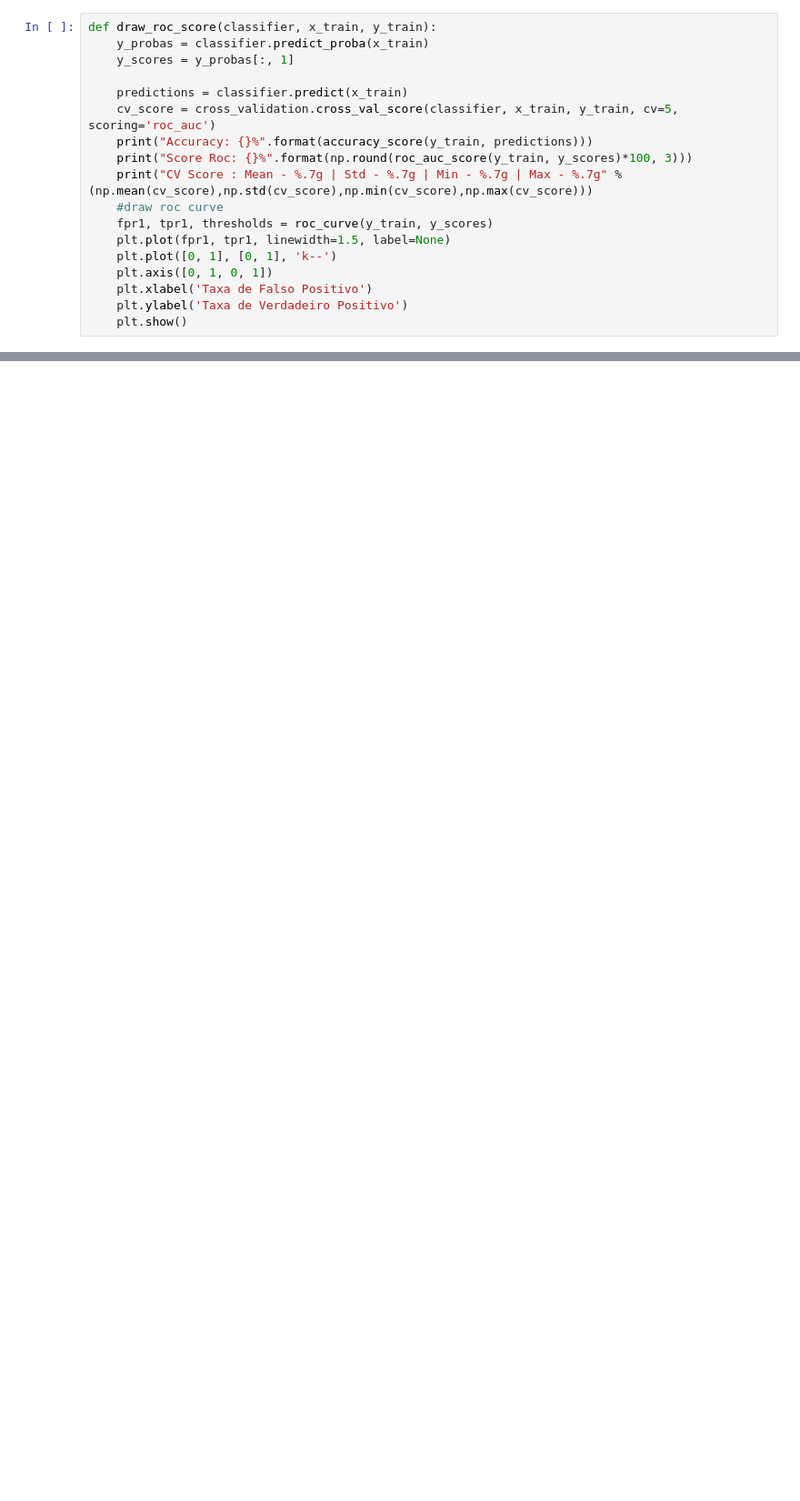
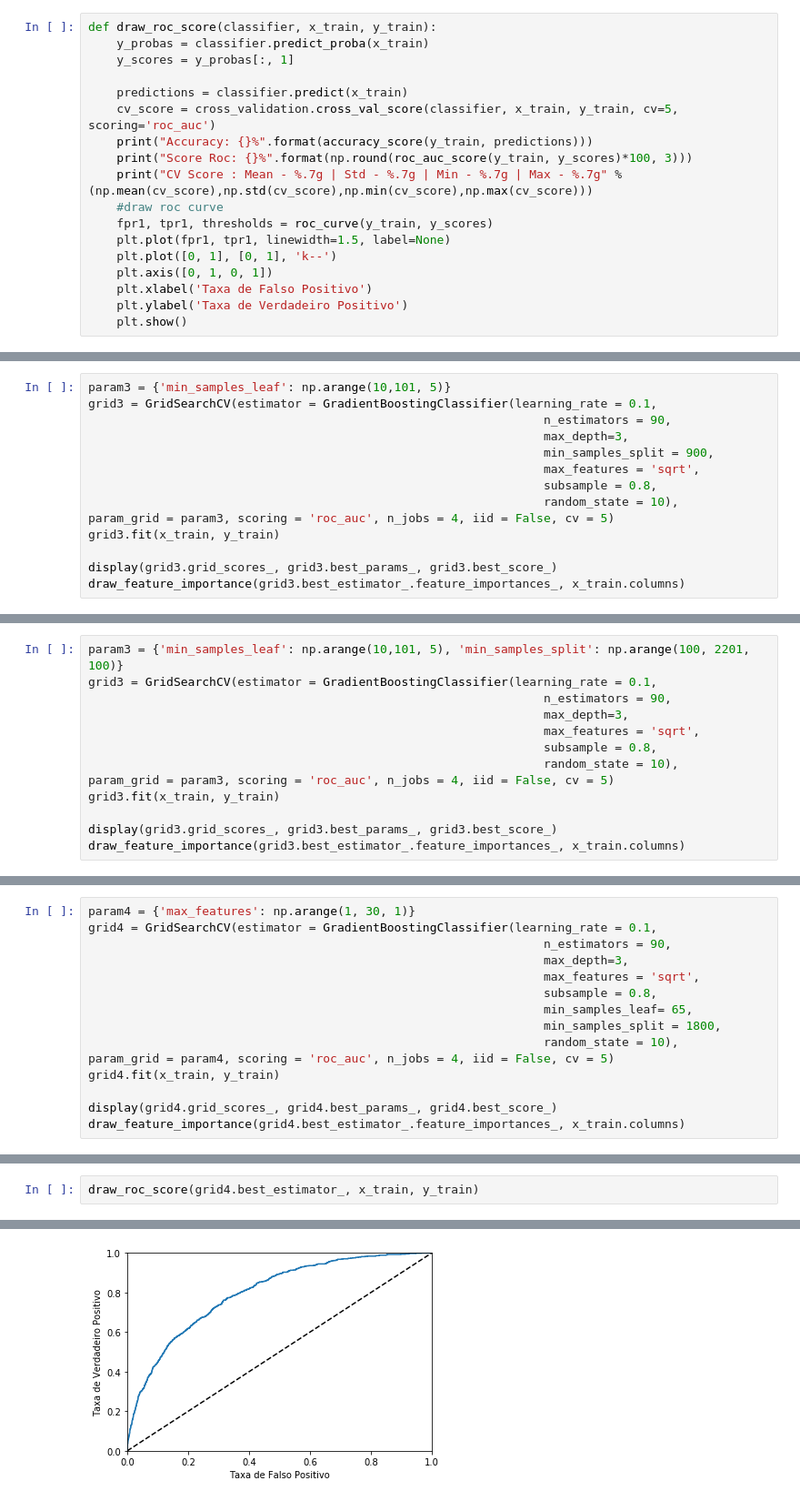
Before and after one commit to vyniciuss/NDG_ml_Home_Credit, a Jupyter notebook: Home_Credit_MS.ipynb, the cells around one changed output, grey strips where cells are left out. Shown at 91% size. Drawn from its saved outputs; the diff is of its cells as text; blank space fills up the shorter version.

```diff
--- a/Home_Credit_MS.ipynb
+++ b/Home_Credit_MS.ipynb
@@ -136,0 +223,14 @@ Como pudemos ver na seção anterior, o Gradient Boosting obteve o melhor desemp
+# %%
+param3 = {'min_samples_leaf': np.arange(10,101, 5)}
+grid3 = GridSearchCV(estimator = GradientBoostingClassifier(learning_rate = 0.1,
+                                                                n_estimators = 90,
+                                                                max_depth=3,
+                                                                min_samples_split = 900,
+                                                                max_features = 'sqrt',
+                                                                subsample = 0.8,
+                                                                random_state = 10),
+param_grid = param3, scoring = 'roc_auc', n_jobs = 4, iid = False, cv = 5)
+grid3.fit(x_train, y_train)
+
+display(grid3.grid_scores_, grid3.best_params_, grid3.best_score_)
+draw_feature_importance(grid3.best_estimator_.feature_importances_, x_train.columns)
@@ -136,0 +262,13 @@ Como pudemos ver na seção anterior, o Gradient Boosting obteve o melhor desemp
+# %%
+param3 = {'min_samples_leaf': np.arange(10,101, 5), 'min_samples_split': np.arange(100, 2201, 100)}
+grid3 = GridSearchCV(estimator = GradientBoostingClassifier(learning_rate = 0.1,
+                                                                n_estimators = 90,
+                                                                max_depth=3,
+                                                                max_features = 'sqrt',
+                                                                subsample = 0.8,
+                                                                random_state = 10),
+param_grid = param3, scoring = 'roc_auc', n_jobs = 4, iid = False, cv = 5)
+grid3.fit(x_train, y_train)
+
+display(grid3.grid_scores_, grid3.best_params_, grid3.best_score_)
+draw_feature_importance(grid3.best_estimator_.feature_importances_, x_train.columns)
@@ -136,0 +298,15 @@ Como pudemos ver na seção anterior, o Gradient Boosting obteve o melhor desemp
+# %%
+param4 = {'max_features': np.arange(1, 30, 1)}
+grid4 = GridSearchCV(estimator = GradientBoostingClassifier(learning_rate = 0.1,
+                                                                n_estimators = 90,
+                                                                max_depth=3,
+                                                                max_features = 'sqrt',
+                                                                subsample = 0.8,
+                                                                min_samples_leaf= 65,
+                                                                min_samples_split = 1800,
+                                                                random_state = 10),
+param_grid = param4, scoring = 'roc_auc', n_jobs = 4, iid = False, cv = 5)
+grid4.fit(x_train, y_train)
+
+display(grid4.grid_scores_, grid4.best_params_, grid4.best_score_)
+draw_feature_importance(grid4.best_estimator_.feature_importances_, x_train.columns)
@@ -136,0 +365,3 @@ Como pudemos ver na seção anterior, o Gradient Boosting obteve o melhor desemp
+# %%
+draw_roc_score(grid4.best_estimator_, x_train, y_train)
+# %% [output]
@@ -136,0 +371 @@ Como pudemos ver na seção anterior, o Gradient Boosting obteve o melhor desemp
+[figure, added]
```
Also changed, not shown: parts of 22 cells of this notebook.
